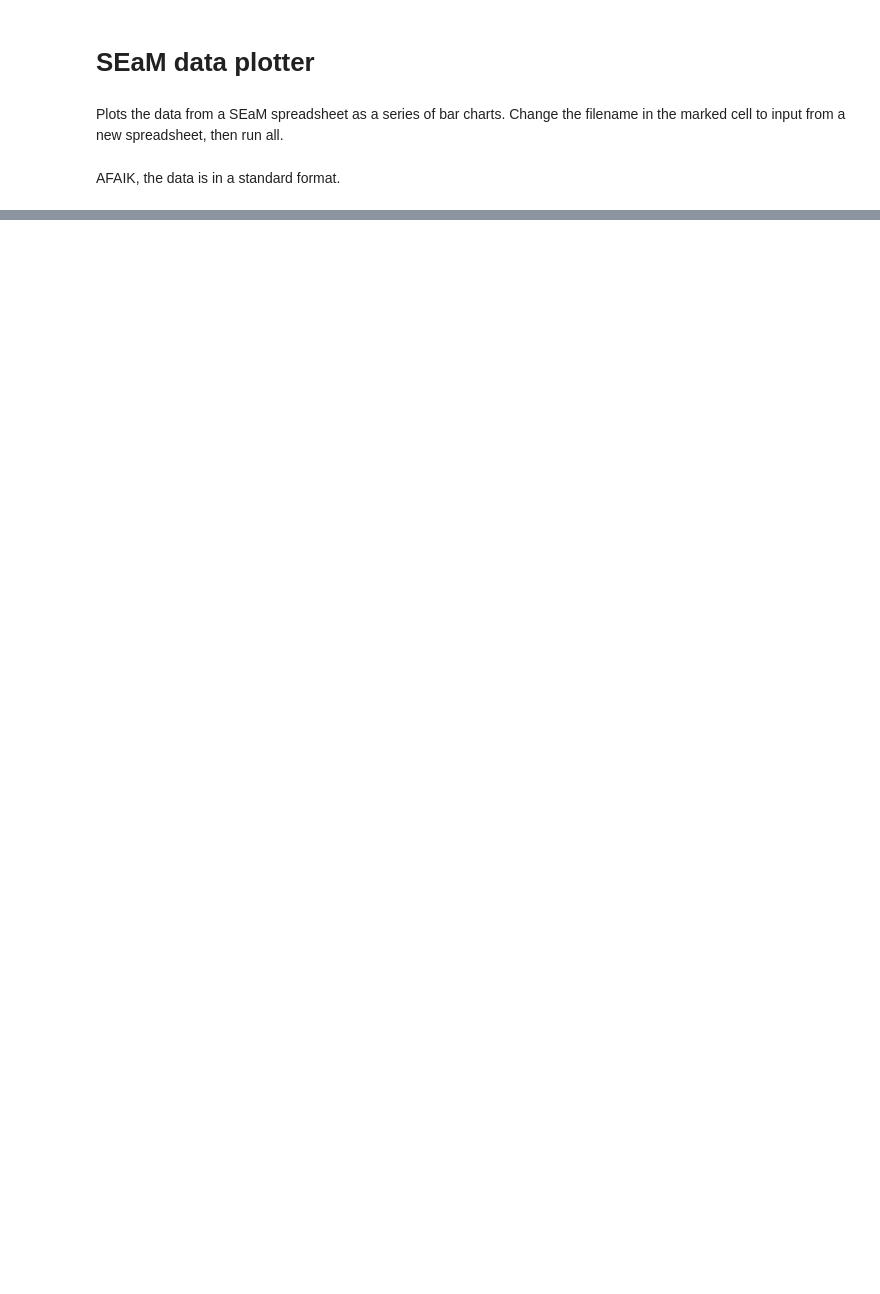
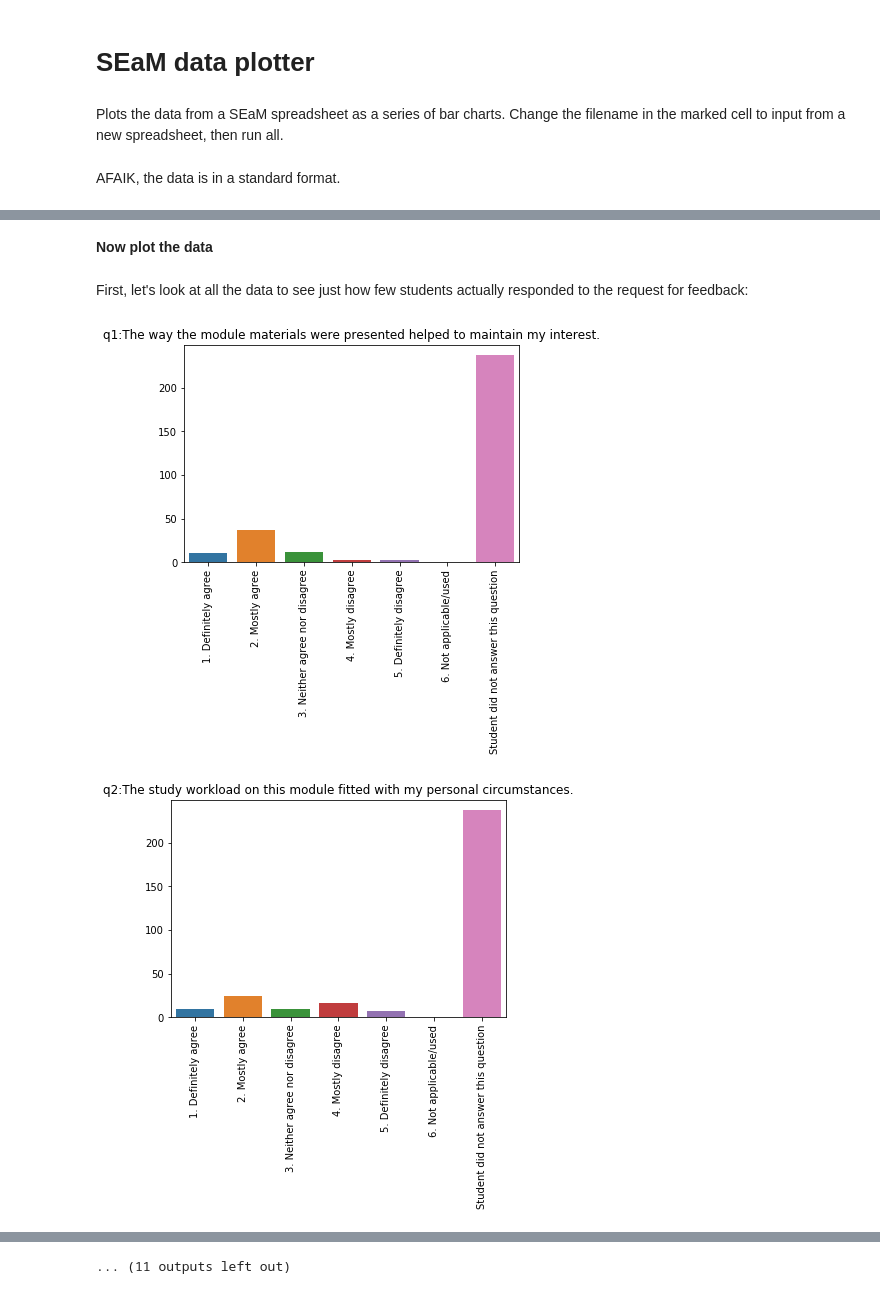
Before and after one commit to undercertainty/seam_analyser, a Jupyter notebook: Student feedback plots.ipynb, the cells around one changed output, grey strips where cells are left out. Saved outputs shown, nothing was run; the diff lists cells and outputs as text; code cells hidden in the pictures; blank space fills up the shorter version.

Commit message:
Run with the 17J data

```diff
--- a/Student feedback plots.ipynb
+++ b/Student feedback plots.ipynb
@@ -237,14 +18,0 @@ plt.show()
-# %%
-# Plot feedback as bar chart
-
-q=13
-
-data=feedback_df[questions_ls[q]].value_counts()
-
-plt.barh([i for i in range(5)], [data[responseLabels_ls[i]] for i in range(5)], align='center')
-
-plt.yticks([i for i in range(5)], [responseLabels_ls[i] for i in range(5)])
-
-plt.title(questions_ls[q])
-
-plt.show()
@@ -252,0 +33,8 @@ plt.show()
+# %%
+gradedAnswers_set={'1. Definitely agree',
+                   '2. Mostly agree',
+                   '3. Neither agree nor disagree',
+                   '4. Mostly disagree',
+                   '5. Definitely disagree',
+                   '6. Not applicable/used',
+                   'Student did not answer this question'}
@@ -252,0 +43,5 @@ plt.show()
+# %%
+plotData_df=pd.DataFrame(columns=sorted(list(gradedAnswers_set)),
+                         index=list([c for c in feedback_df.columns
+                                     if set(feedback_df[c]) <= gradedAnswers_set]))
+plotData_df.head()
@@ -252,0 +57,7 @@ plt.show()
+# %%
+for q in plotData_df.index:
+    for c in plotData_df:
+        n=list(feedback_df[q]).count(c)
+        plotData_df[c][q]=n
+
+plotData_df.head()
@@ -252,0 +71,16 @@ plt.show()
+# %% [markdown]
+**Now plot the data**
+# %% [markdown]
+First, let's look at all the data to see just how few students actually responded to the request for feedback:
+# %%
+for q in range(len(plotData_df.index)):
+
+    ax=sns.barplot(data=pd.DataFrame(plotData_df.iloc[q]).T)
+
+    ax.set_title(plotData_df.index[q])
+
+    plt.xticks(rotation=90)
+    plt.show()
+# %% [output]
+[figure, added]
+[figure, added]
@@ -252,0 +97 @@ plt.show()
+... (11 outputs left out)
```
Also changed, not shown: parts of 30 cells of this notebook, 3 other files.
